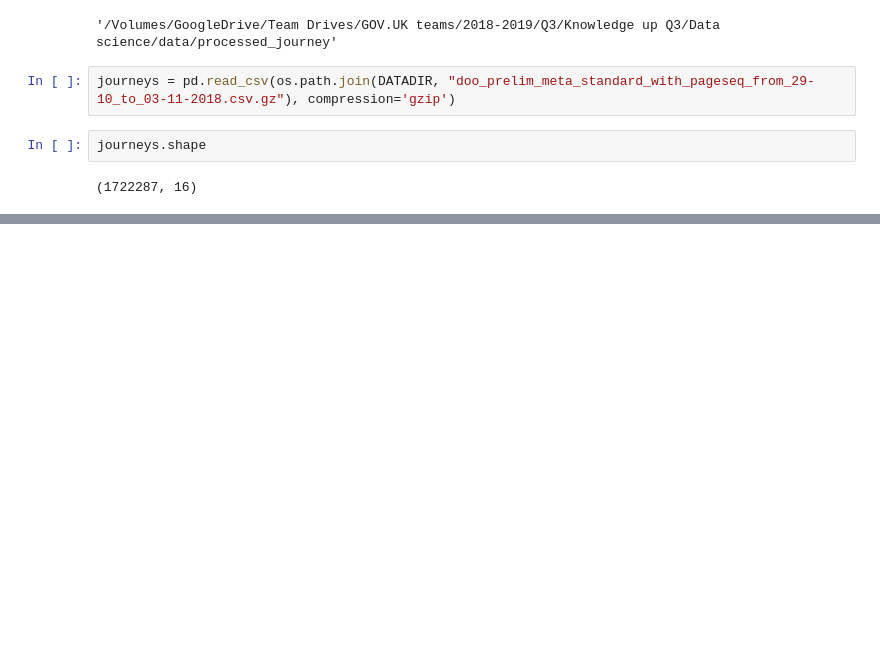
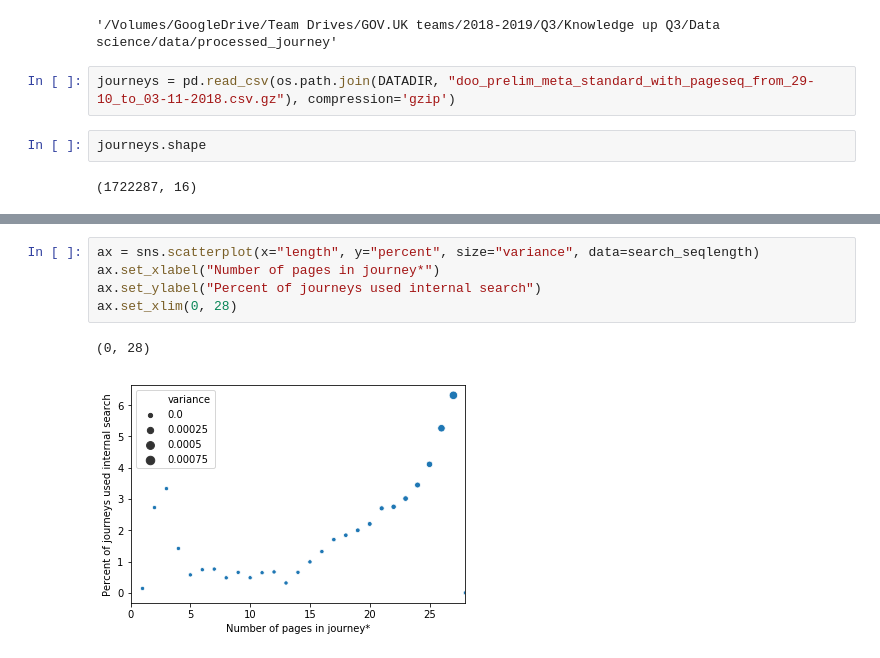
Before and after one commit to alphagov/govuk-network-data, a Jupyter notebook: notebooks/journey_EDA.ipynb, the cells around one changed output, grey strips where cells are left out. Drawn from its saved outputs; the diff is of its cells as text; blank space fills up the shorter version.

```diff
--- a/notebooks/journey_EDA.ipynb
+++ b/notebooks/journey_EDA.ipynb
@@ -111,0 +216,8 @@ Name: contains_search, dtype: float64
+# %%
+ax = sns.scatterplot(x="length", y="percent", size="variance", data=search_seqlength)
+ax.set_xlabel("Number of pages in journey*")
+ax.set_ylabel("Percent of journeys used internal search")
+ax.set_xlim(0, 28)
+# %% [output]
+(0, 28)
+[figure, added]
```
Also changed, not shown: parts of 89 cells of this notebook.
